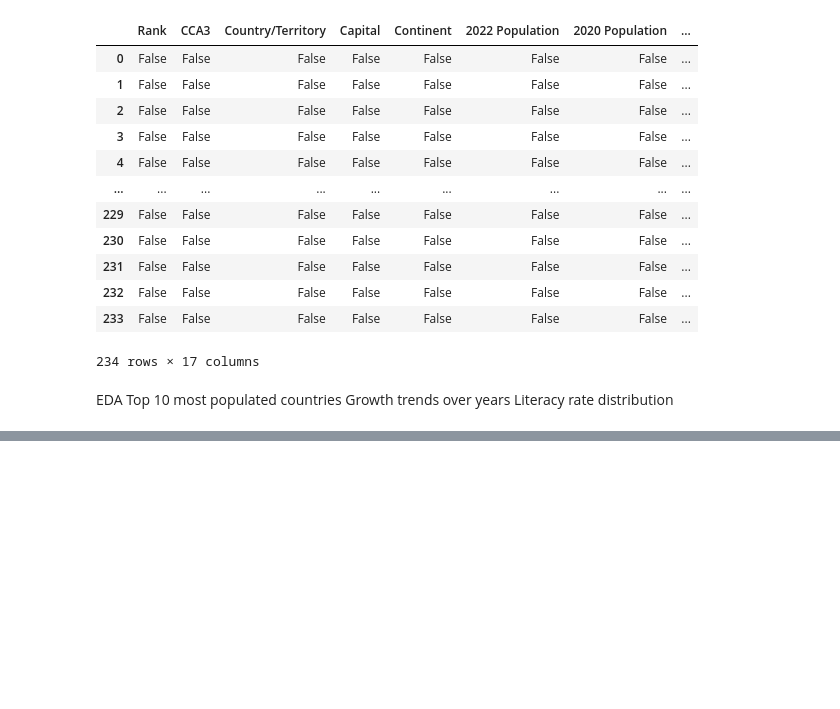
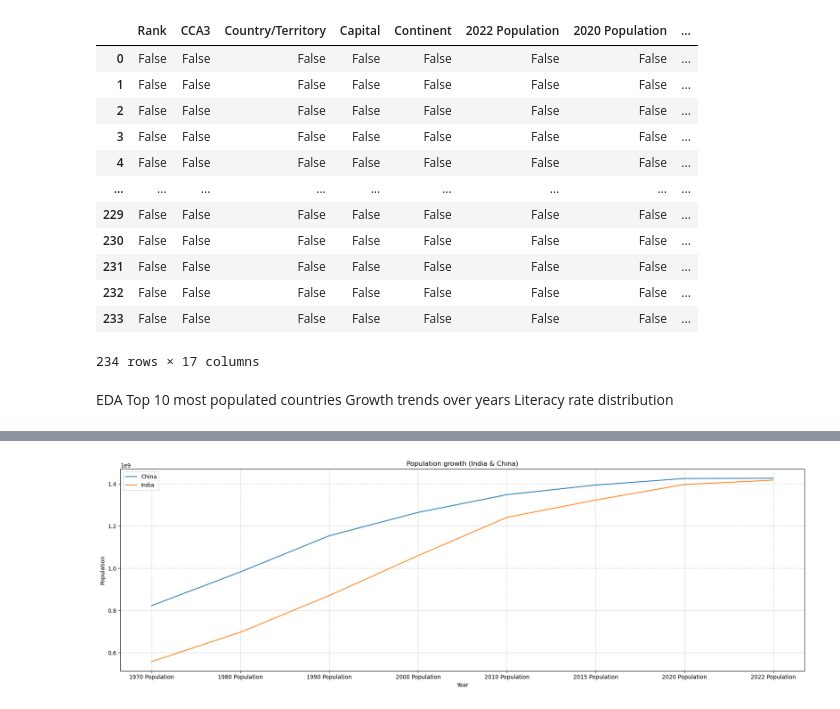
Before and after one commit to jyotiprakash20/DS_Projects, a Jupyter notebook: World_population/population.ipynb, the cells around one changed output, grey strips where cells are left out. Drawn from its saved outputs; the diff is of its cells as text; code cells hidden in the pictures; blank space fills up the shorter version.

```diff
--- a/World_population/population.ipynb
+++ b/World_population/population.ipynb
@@ -67,0 +72,19 @@ plt.show()
+# %%
+#Growth trends over years for india and china
+years= ["1970 Population","1980 Population","1990 Population","2000 Population",
+         "2010 Population","2015 Population","2020 Population","2022 Population"]
+
+subset= df[df['Country/Territory'].isin(['India', 'China'])]
+plt.figure(figsize=(18,6))
+for country in subset['Country/Territory']:
+    plt.plot(years, subset[subset['Country/Territory']== country][years].values.flatten(), label= country)
+
+plt.title('Population growth (India & China)')
+plt.xlabel('Year')
+plt.ylabel('Population')
+plt.tight_layout()
+plt.grid(True, linestyle="--", alpha=0.6)
+plt.legend()
+plt.show()
+# %% [output]
+[figure, added]
```
Also changed, not shown: parts of 5 cells of this notebook.
